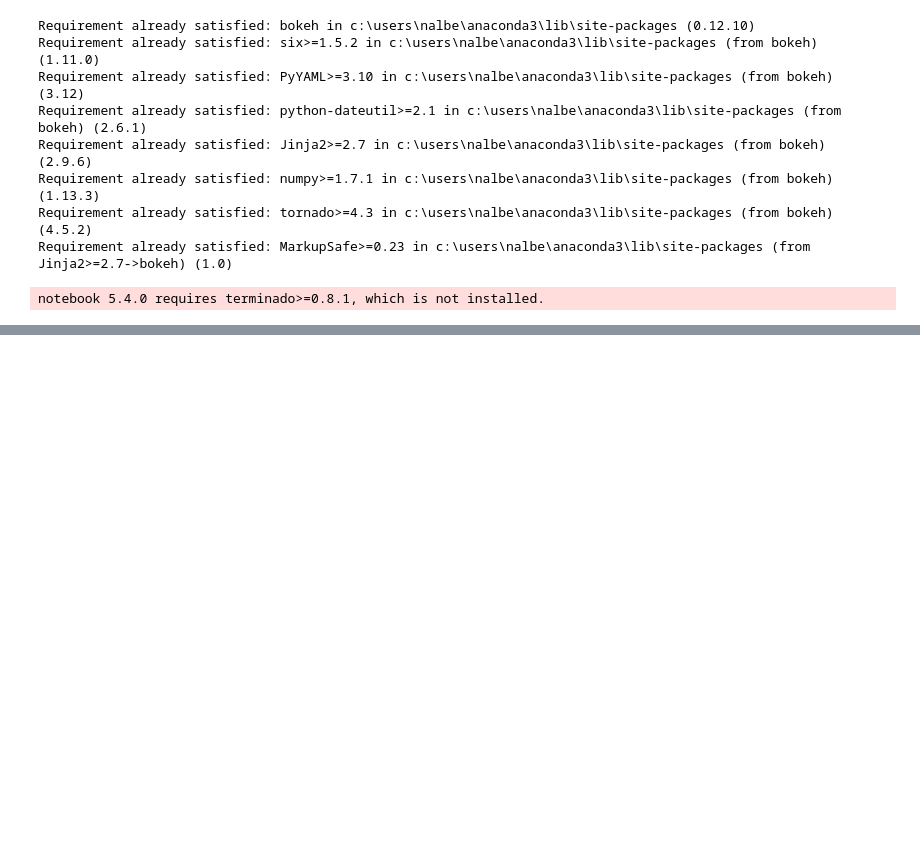
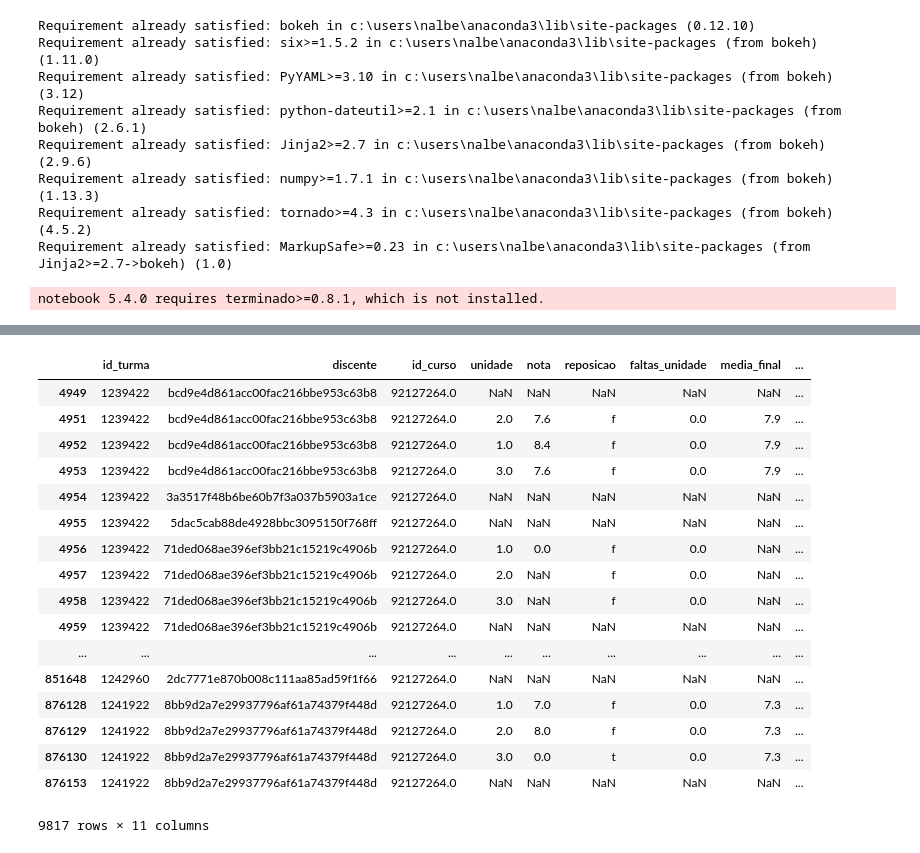
Before and after one commit to NalbertLeal/AnaliseDeNotasIMD, a Jupyter notebook: Analise Notas.ipynb, the cells around one changed output, grey strips where cells are left out. Saved outputs shown, nothing was run; the diff lists cells and outputs as text; code cells hidden in the pictures; blank space fills up the shorter version.

```diff
--- a/Analise Notas.ipynb
+++ b/Analise Notas.ipynb
@@ -79,0 +114,37 @@ matriculas_2015_2.head()
+# %%
+# organizando em um dicionario os cursos da seguinte forma:
+# a chave é o nome do curos, o valor é outro dicionario que possui chave igual ao ano das matriculas realizadas
+# (2015.1 a 2017.2) e a chave um Dataframe com todas as matriculas do ano correspondente a chave na qual esta
+
+matriculas_cursos = {}
+
+for index in range(0, len(cursos_ufrn['nome'])):
+    curso = cursos_ufrn.loc[index]['nome']
+    matriculas_cursos[curso] = {}
+    matriculas_cursos[curso]['2015.1'] = matriculas_2015_1[matriculas_2015_1['id_curso'] == cursos_ufrn.loc[index]['id_curso']]
+    matriculas_cursos[curso]['2015.2'] = matriculas_2015_2[matriculas_2015_2['id_curso'] == cursos_ufrn.loc[index]['id_curso']]
+    matriculas_cursos[curso]['2016.1'] = matriculas_2016_1[matriculas_2016_1['id_curso'] == cursos_ufrn.loc[index]['id_curso']]
+    matriculas_cursos[curso]['2016.2'] = matriculas_2016_2[matriculas_2016_2['id_curso'] == cursos_ufrn.loc[index]['id_curso']]
+    matriculas_cursos[curso]['2017.1'] = matriculas_2017_1[matriculas_2017_1['id_curso'] == cursos_ufrn.loc[index]['id_curso']]
+    matriculas_cursos[curso]['2017.2'] = matriculas_2017_2[matriculas_2017_2['id_curso'] == cursos_ufrn.loc[index]['id_curso']]
+# %%
+matriculas_cursos['TECNOLOGIA DA INFORMAÇÃO']['2015.1']
+# %% [output]
+|  | id_turma | discente | id_curso | unidade | nota | reposicao | faltas_unidade | media_final | ... |
+| 4949 | 1239422 | bcd9e4d861acc00fac216bbe953c63b8 | 92127264.0 | NaN | NaN | NaN | NaN | NaN | ... |
+| 4951 | 1239422 | bcd9e4d861acc00fac216bbe953c63b8 | 92127264.0 | 2.0 | 7.6 | f | 0.0 | 7.9 | ... |
+| 4952 | 1239422 | bcd9e4d861acc00fac216bbe953c63b8 | 92127264.0 | 1.0 | 8.4 | f | 0.0 | 7.9 | ... |
+| 4953 | 1239422 | bcd9e4d861acc00fac216bbe953c63b8 | 92127264.0 | 3.0 | 7.6 | f | 0.0 | 7.9 | ... |
+| 4954 | 1239422 | 3a3517f48b6be60b7f3a037b5903a1ce | 92127264.0 | NaN | NaN | NaN | NaN | NaN | ... |
+| 4955 | 1239422 | 5dac5cab88de4928bbc3095150f768ff | 92127264.0 | NaN | NaN | NaN | NaN | NaN | ... |
+| 4956 | 1239422 | 71ded068ae396ef3bb21c15219c4906b | 92127264.0 | 1.0 | 0.0 | f | 0.0 | NaN | ... |
+| 4957 | 1239422 | 71ded068ae396ef3bb21c15219c4906b | 92127264.0 | 2.0 | NaN | f | 0.0 | NaN | ... |
+| 4958 | 1239422 | 71ded068ae396ef3bb21c15219c4906b | 92127264.0 | 3.0 | NaN | f | 0.0 | NaN | ... |
+| 4959 | 1239422 | 71ded068ae396ef3bb21c15219c4906b | 92127264.0 | NaN | NaN | NaN | NaN | NaN | ... |
+| ... | ... | ... | ... | ... | ... | ... | ... | ... | ... |
+| 851648 | 1242960 | 2dc7771e870b008c111aa85ad59f1f66 | 92127264.0 | NaN | NaN | NaN | NaN | NaN | ... |
+| 876128 | 1241922 | 8bb9d2a7e29937796af61a74379f448d | 92127264.0 | 1.0 | 7.0 | f | 0.0 | 7.3 | ... |
+| 876129 | 1241922 | 8bb9d2a7e29937796af61a74379f448d | 92127264.0 | 2.0 | 8.0 | f | 0.0 | 7.3 | ... |
+| 876130 | 1241922 | 8bb9d2a7e29937796af61a74379f448d | 92127264.0 | 3.0 | 0.0 | t | 0.0 | 7.3 | ... |
+| 876153 | 1241922 | 8bb9d2a7e29937796af61a74379f448d | 92127264.0 | NaN | NaN | NaN | NaN | NaN | ... |
+9817 rows × 11 columns
```
Also changed, not shown: parts of 10 cells of this notebook.
